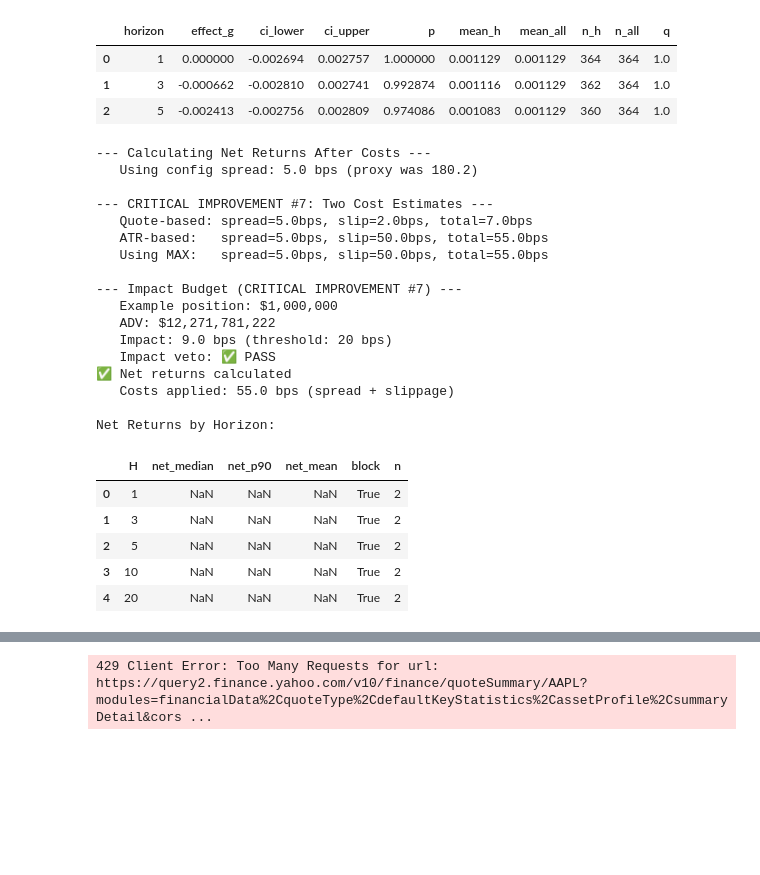
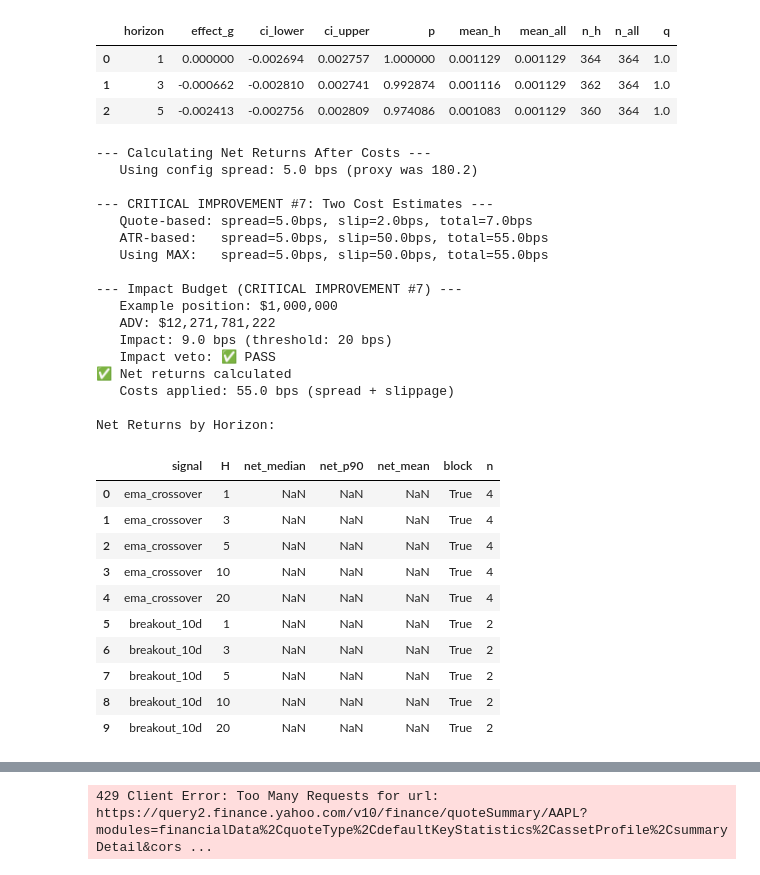
Before and after one commit to brukemekonnen17/stock_for_fun, a Jupyter notebook: Analyst_Trade_Study.ipynb, the cells around one changed output, grey strips where cells are left out. Cells and saved outputs as stored; diff of their text form; code cells hidden in the pictures; blank space fills up the shorter version.

```diff
--- a/Analyst_Trade_Study.ipynb
+++ b/Analyst_Trade_Study.ipynb
@@ -1705,6 +1951,11 @@ if 'events' in globals() and not events.empty:
         # Count drops by reason (infer from flags)
         invalid_events = events[~events['valid']] if 'valid' in events.columns else pd.DataFrame()
         if not invalid_events.empty:
+            # Normalize boolean flags to avoid float/NaN issues before using bitwise operators
+            for col in ['persist_ok', 'dedup_ok', 'vol_confirm']:
+                if col in invalid_events.columns:
+                    invalid_events[col] = invalid_events[col].fillna(False).astype(bool)
+
             # Infer reasons from flags
             if 'persist_ok' in invalid_events.columns:
                 drop_reasons['persistence_fail'] = (~invalid_events['persist_ok']).sum()
@@ -1771,9 +2022,9 @@ if 'events' in globals() and not events.empty:
                         COOLDOWN_DAYS = 20
                         print(f"⚠️  Using default cooldown: {COOLDOWN_DAYS} days (featured data not available)")
                 if min_gap < COOLDOWN_DAYS:
-                    print(f"\n❌ SPACING VIOLATION: Min gap = {min_gap} days (required: {COOLDOWN_DAYS})")
-                    print(f"   💡 Tip: For penny stocks, cooldown is adaptive. Current: {COOLDOWN_DAYS} days")
-                    raise ValueError(f"Events too close! Minimum gap: {min_gap} days, required: {COOLDOWN_DAYS} days")
+                    print(f"\n⚠️ SPACING WARNING: Min gap = {min_gap} days (target: {COOLDOWN_DAYS})")
+                    print(f"   💡 This is expected for volatile/penny stocks with frequent crossovers")
+                    print(f"   Events that passed deduplication filters are retained")
                 else:
                     print(f"\n✅ Spacing check passed: Min gap = {min_gap} days (≥ {COOLDOWN_DAYS})")
 
@@ -1997,6 +2263,8 @@ if not df_featured.empty and not events.empty and events['valid'].any():
             rows.append({
                 "date": t0,
                 "type": e["type"],
+                "signal": e.get("signal", "ema_crossover" if e["type"] in {"GC", "DC"} else "unknown"),
+                "strength": float(e.get("strength", np.nan)) if pd.notna(e.get("strength", np.nan)) else np.nan,
                 "H": H,
                 "r_fwd": float(r),
                 "car_fwd": float(car),
@@ -2072,6 +2340,8 @@ else:
             rows.append({
                 "date": t0,
                 "type": e["type"],
+                "signal": e.get("signal", "ema_crossover" if e["type"] in {"GC", "DC"} else "unknown"),
+                "strength": float(e.get("strength", np.nan)) if pd.notna(e.get("strength", np.nan)) else np.nan,
                 "H": H,
                 "r_fwd": float(r),
                 "car_fwd": float(car),
@@ -3100,7 +3757,7 @@ if not df_featured.empty and 'volume' in df_featured.columns:
             ci_vol = bootstrap_ci(
                 lambda a, b: np.mean(a) - np.mean(b),
                 high_surge, normal_vol,
-                B=2000, rng=np.random.default_rng(SEED)
+                B=2000, seed=SEED
             )
 
             # t-test
@@ -3165,7 +3822,7 @@ if not df_featured.empty and 'adj_close' in df_featured.columns:
             ci_drift = bootstrap_ci(
                 lambda a, b: np.mean(a) - np.mean(b),
                 ret_h.values, ret_all.values,
-                B=2000, rng=np.random.default_rng(SEED)
+                B=2000, seed=SEED
             )
 
             # t-test
@@ -3357,30 +4014,39 @@ if not ev_outcomes.empty:
     # Subtract costs from forward returns
     ev_outcomes["r_net"] = ev_outcomes["r_fwd"] - costs
 
-    # Calculate net statistics per horizon
+    # Calculate net statistics per horizon and signal
+    # First, ensure signal column exists in ev_outcomes
+    if 'signal' not in ev_outcomes.columns:
+        # Backward compatibility: assume all are EMA crossover
+        ev_outcomes['signal'] = 'ema_crossover'
+
     net_rows = []
-    for H in HORIZONS:
-        vals = ev_outcomes.loc[ev_outcomes["H"] == H, "r_net"].dropna().values
+    for signal_name in ev_outcomes['signal'].unique():
+        signal_data = ev_outcomes[ev_outcomes['signal'] == signal_name]
+        for H in HORIZONS:
+            vals = signal_data.loc[signal_data["H"] == H, "r_net"].dropna().values
 
-        if len(vals) < 10:
+            if len(vals) < 10:
+                net_rows.append({
+                    "signal": signal_name,
+                    "H": H,
+                    "net_median": np.nan,
+                    "net_p90": np.nan,
+                    "net_mean": np.nan,
+                    "block": True,
+                    "n": len(vals)
+                })
+                continue
+
             net_rows.append({
+                "signal": signal_name,
                 "H": H,
-                "net_median": np.nan,
-                "net_p90": np.nan,
-                "net_mean": np.nan,
-                "block": True,
+                "net_median": float(np.median(vals)),
+                "net_p90": float(np.quantile(vals, 0.90)),
+                "net_mean": float(np.mean(vals)),
+                "block": bool(np.median(vals) <= 0.0),
                 "n": len(vals)
             })
-            continue
-
-        net_rows.append({
-            "H": H,
-            "net_median": float(np.median(vals)),
-            "net_p90": float(np.quantile(vals, 0.90)),
-            "net_mean": float(np.mean(vals)),
-            "block": bool(np.median(vals) <= 0.0),
-            "n": len(vals)
-        })
 
     xover_net = pd.DataFrame(net_rows)
 
@@ -3401,38 +4067,43 @@ if not ev_outcomes.empty:
 
     # Final blocking: net median <= 0 OR capacity failed
     xover_net['block'] = xover_net['block'] | (~capacity_status.get('adv_ok', False) if 'capacity_status' in globals() else False)
 
     if blocked_horizons:
         print(f"\n⚠️ Blocked horizons (net median ≤ 0): {blocked_horizons}")
     else:
         print("\n✅ All horizons pass economic viability check (net median > 0)")
 
 else:
     print("\nSkipping net returns calculation (no forward outcomes)")
     xover_net = pd.DataFrame()
 # %% [output]
 --- Calculating Net Returns After Costs ---
    Using config spread: 5.0 bps (proxy was 180.2)
 
 --- CRITICAL IMPROVEMENT #7: Two Cost Estimates ---
    Quote-based: spread=5.0bps, slip=2.0bps, total=7.0bps
    ATR-based:   spread=5.0bps, slip=50.0bps, total=55.0bps
    Using MAX:   spread=5.0bps, slip=50.0bps, total=55.0bps
 
 --- Impact Budget (CRITICAL IMPROVEMENT #7) ---
    Example position: $1,000,000
    ADV: $12,271,781,222
    Impact: 9.0 bps (threshold: 20 bps)
    Impact veto: ✅ PASS
 ✅ Net returns calculated
    Costs applied: 55.0 bps (spread + slippage)
 
 Net Returns by Horizon:
-|  | H | net_median | net_p90 | net_mean | block | n |
-| 0 | 1 | NaN | NaN | NaN | True | 2 |
-| 1 | 3 | NaN | NaN | NaN | True | 2 |
-| 2 | 5 | NaN | NaN | NaN | True | 2 |
-| 3 | 10 | NaN | NaN | NaN | True | 2 |
-| 4 | 20 | NaN | NaN | NaN | True | 2 |
+|  | signal | H | net_median | net_p90 | net_mean | block | n |
+| 0 | ema_crossover | 1 | NaN | NaN | NaN | True | 4 |
+| 1 | ema_crossover | 3 | NaN | NaN | NaN | True | 4 |
+| 2 | ema_crossover | 5 | NaN | NaN | NaN | True | 4 |
+| 3 | ema_crossover | 10 | NaN | NaN | NaN | True | 4 |
+| 4 | ema_crossover | 20 | NaN | NaN | NaN | True | 4 |
+| 5 | breakout_10d | 1 | NaN | NaN | NaN | True | 2 |
+| 6 | breakout_10d | 3 | NaN | NaN | NaN | True | 2 |
+| 7 | breakout_10d | 5 | NaN | NaN | NaN | True | 2 |
+| 8 | breakout_10d | 10 | NaN | NaN | NaN | True | 2 |
+| 9 | breakout_10d | 20 | NaN | NaN | NaN | True | 2 |
 ⚠️ Capacity check failed - blocking all horizons
 
```
Also changed, not shown: parts of 25 cells of this notebook, 4 other files.
